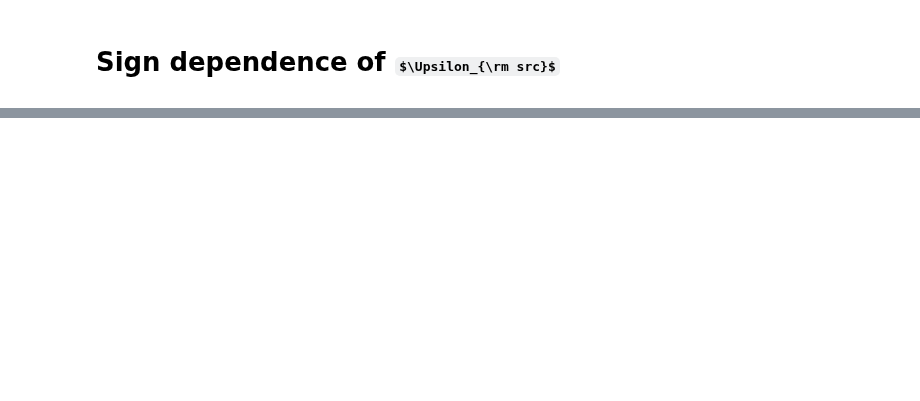
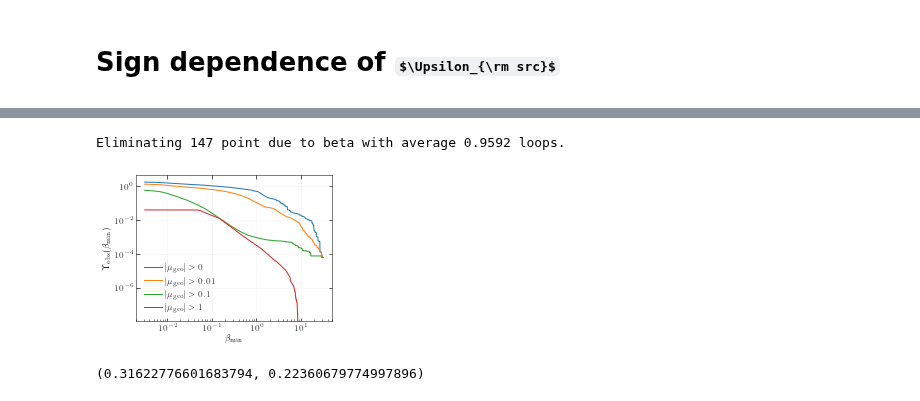
Before and after one commit to Richard-Sti/GSHE_public, a Jupyter notebook: scripts/upsilon_plots.ipynb, the cells around one changed output, grey strips where cells are left out. Saved outputs shown, nothing was run; the diff lists cells and outputs as text; code cells hidden in the pictures; some formulas as TeX source; blank space fills up the shorter version.

```diff
--- a/scripts/upsilon_plots.ipynb
+++ b/scripts/upsilon_plots.ipynb
@@ -121,33 +131,40 @@ plt.show()
 # %%
-data = GSHEWaveform.read_shooting(13, "../results", 0.2)
+data = GSHEWaveform.read_shooting(13, "../data", 0.2)
 
 betas = GSHEWaveform.read_signed_beta(data)
 hull = GSHEWaveform.build_shadowhull(data["grid"], betas, N=200)
 betas = GSHEWaveform.fillshadow(data["grid"], betas, hull)
 
 
 mu = np.abs(data["Xgeo"][:, 8])
 hull = GSHEWaveform.build_shadowhull(data["grid"], mu, N=200)
 mu = GSHEWaveform.fillshadow(data["grid"], mu, hull)
 betalims = np.logspace(-2.5, 1.5, 1000)
 
 GSHEWaveform.setmplstyle("../plot_style.txt")
 plt.figure()
 for th in [0, 0.01, 0.1, 1]:
     ups = GSHEWaveform.get_upsilon_obs(
             data["grid"], betas, betalims, dk=data["xs"][1] - data["xs"][0],
             magnification=mu, nloops=data["Xgeo"][:, 5], min_magnification=th, nloop_max=0)
     plt.plot(betalims, ups, label=r"$|\mu_{{\rm geo}}| > {}$".format(th))
 
 
 plt.xscale("log")
 plt.yscale("log")
 # plt.title(r"Dependence of $\Upsilon_{\rm src}$ on $|\mu|$ for $N_{\rm loops} = 0$")
 plt.ylabel(r"$\Upsilon_{\rm obs}(\beta_{\rm min})$")
 plt.xlabel(r"$\beta_{\rm min}$")
 plt.grid(alpha=0.1)
 plt.legend()
 plt.tight_layout()
 if tosave:
     plt.savefig(join(fout, "ups_obs_magnif.pdf"), dpi=450)
 plt.show()
+# %% [output]
+Eliminating 147 point due to beta with average 0.9592 loops.
+[figure, added]
+# %%
+np.sqrt(0.1), np.sqrt(0.05)
+# %% [output]
+(0.31622776601683794, 0.22360679774997896)
```
Also changed, not shown: parts of 8 cells of this notebook, 2 other files.
